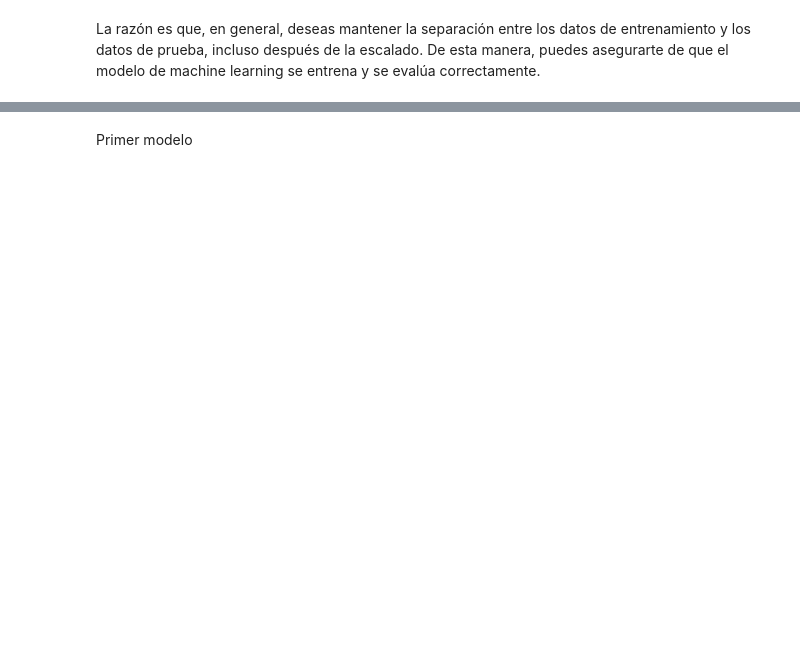
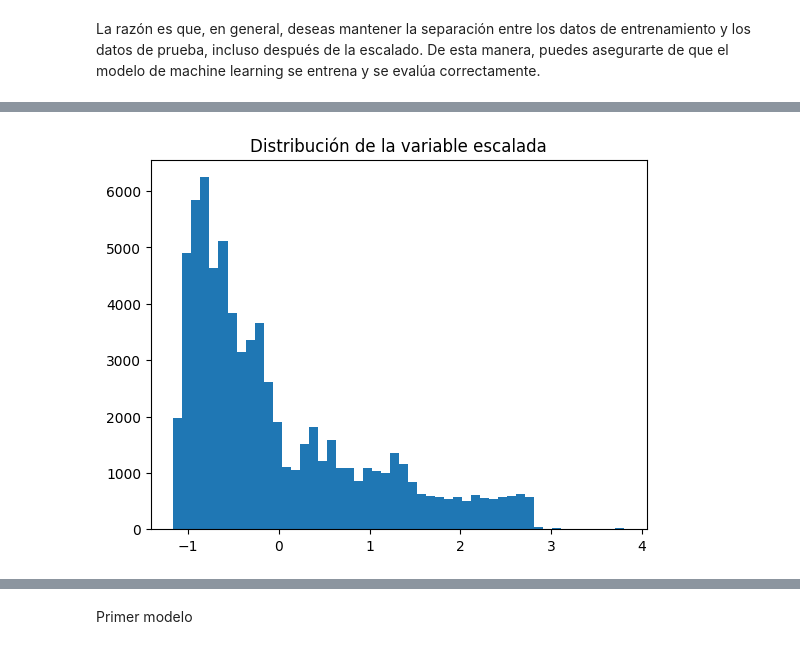
Before and after one commit to AI-School-F5-P3/F5-Aerolineas-G2, a Jupyter notebook: 0_limpiarNote.ipynb, the cells around one changed output, grey strips where cells are left out. Drawn from its saved outputs; the diff is of its cells as text; code cells hidden in the pictures; blank space fills up the shorter version.

```diff
--- a/0_limpiarNote.ipynb
+++ b/0_limpiarNote.ipynb
@@ -515,0 +344,11 @@ Estadísticas descriptivas de la variable escalada:
+# %%
+import matplotlib.pyplot as plt
+
+# Histograma de la variable escalada
+plt.hist(x_train_processed_df['Flight Distance'], bins=50)
+plt.title('Distribución de la variable escalada')
+plt.show()
+
+# Histograma de la variable no escalada ---> usar de A´ngel
+# %% [output]
+[figure, added]
```
Also changed, not shown: parts of 28 cells of this notebook.
